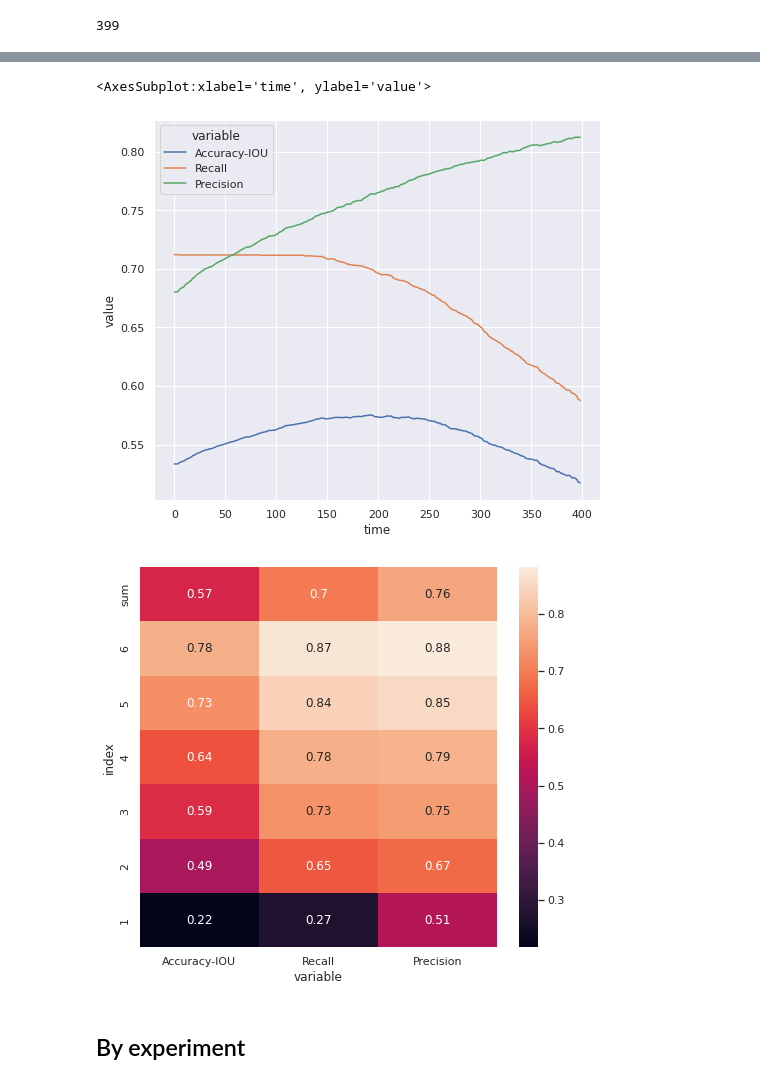
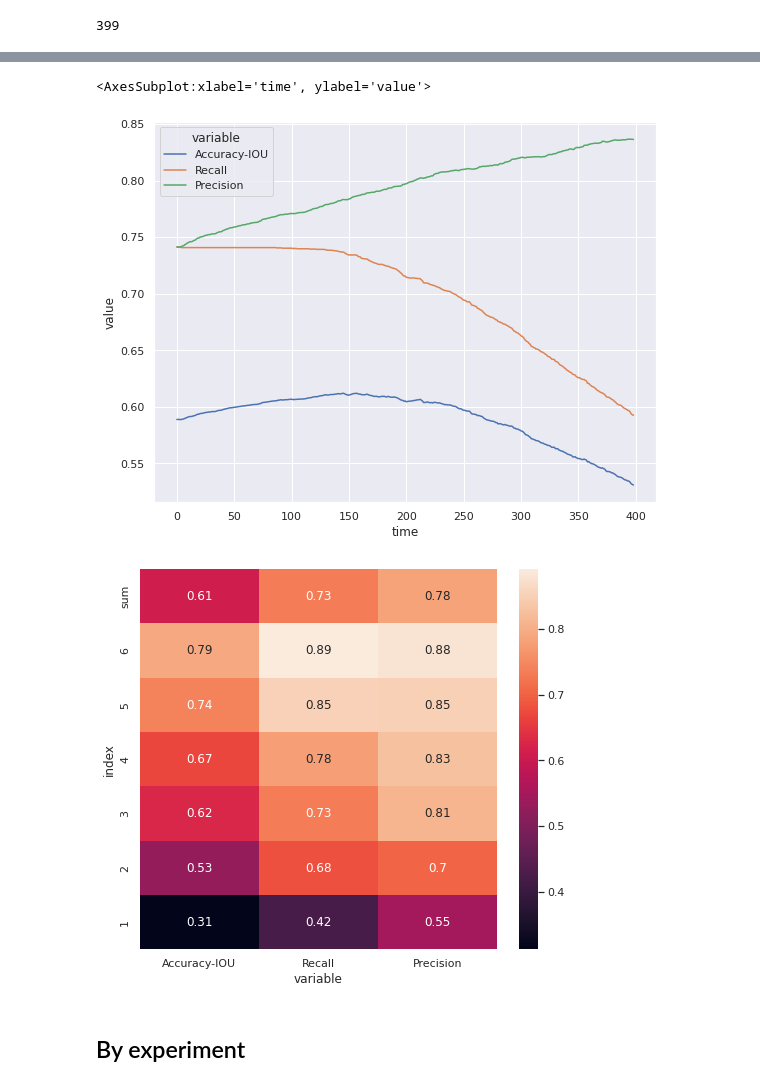
Before and after one commit to simone7monaco/XT-rene-policistico, a Jupyter notebook: write-results-3d.ipynb, the cells around one changed output, grey strips where cells are left out. Drawn from its saved outputs; the diff is of its cells as text; code cells hidden in the pictures.

```diff
--- a/write-results-3d.ipynb
+++ b/write-results-3d.ipynb
@@ -254,7 +254,8 @@ warnings.filterwarnings("ignore")
 ROOT = Path("artifacts") / "dataset:v1"
 real_mask_PATH = ROOT / "masks-png"
 real_img_PATH = ROOT / "images-all-nodivision"
-res_model_PATH = Path("cyst_checkpoints") / "Nature_v3"
+# res_model_PATH = Path("cyst_checkpoints") / "Nature_v3"
+res_model_PATH = Path("cyst_checkpoints") / "2d"
 
 dirs = sorted(res_model_PATH.glob("crossval_tube_*"))
 assert dirs, "No tubules to scan"
@@ -403,8 +391,8 @@ def get_results(path_dir):
             cysts_ls.append((int(area), cyst["state"], example, treatment, invented))
     return cysts_ls
 
-# inf_dir = Path("inference") / date_name
-inf_dir = Path("cyst_checkpoints") / "Nature_v3"
+inf_dir = res_model_PATH
+# inf_dir = Path("cyst_checkpoints") / "Nature_v3"
 
 def get_treatment(fname):
     """Get name of the example
@@ -592,19 +580,19 @@ points_sum
 sns.lineplot(data=points_sum, x="time", y="value", hue="variable")
 # %% [output]
 <AxesSubplot:xlabel='time', ylabel='value'>
-[figure, old version]
+[figure, new version]
 # %%
 points_res = points.reset_index()
-points_res = points_res[points_res.time == 200]
+points_res = points_res[points_res.time == 150]
 points_res = points_res.filter(["variable", "index", "value"])
 points_res = pd.pivot(points_res, values="value", index="index", columns="variable")
 points_res = points_res.filter(["Accuracy-IOU", "Recall", "Precision"])
 points_res = points_res.sort_values(by="index", ascending=False)
 sns.set(rc={'figure.figsize':(8,7)})
 sns.heatmap(points_res, annot=True)
 plt.show()
 # %% [output]
-[figure, old version]
+[figure, new version]
 # %% [markdown]
 ## By experiment
 # %%
```
Also changed, not shown: parts of 11 cells of this notebook, 12 other files.
